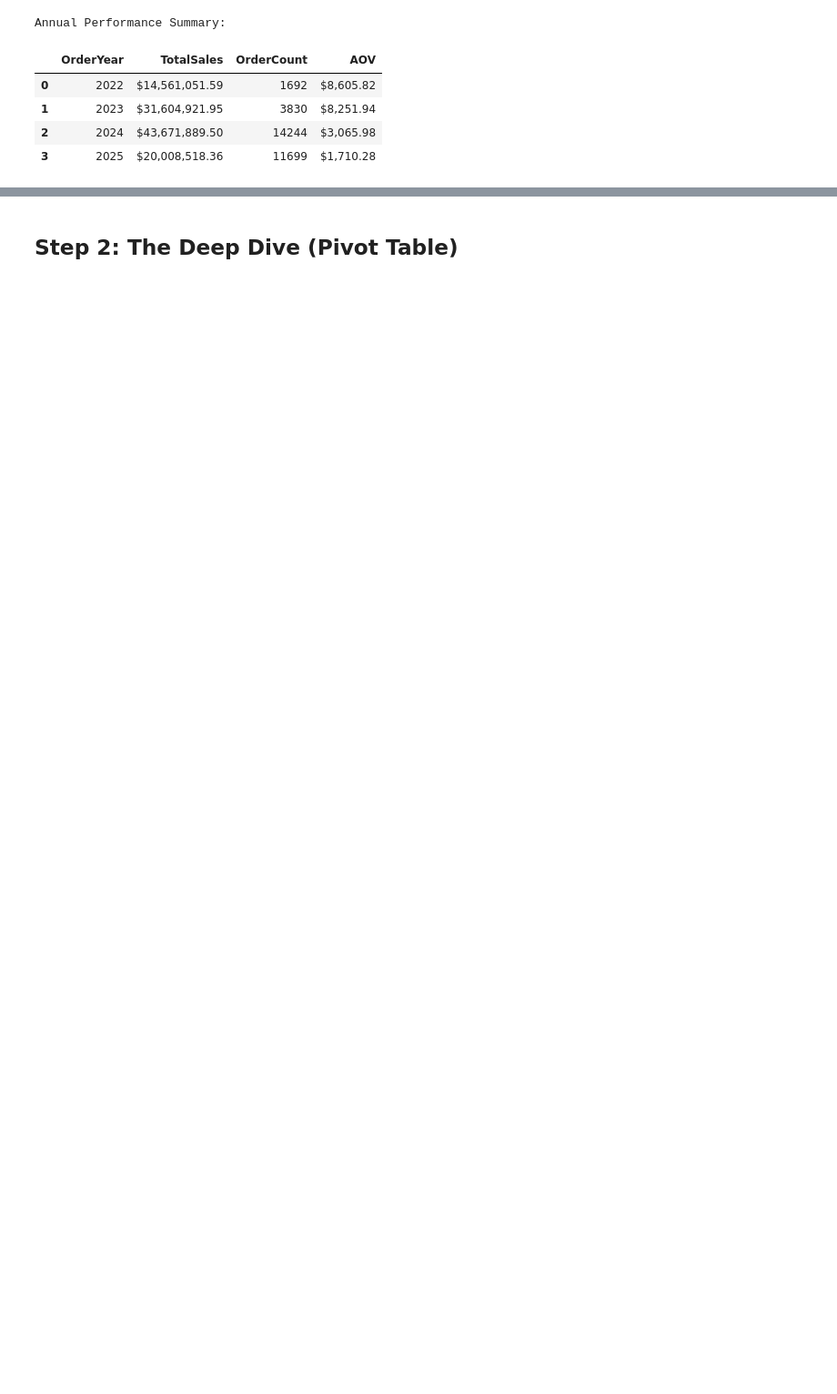
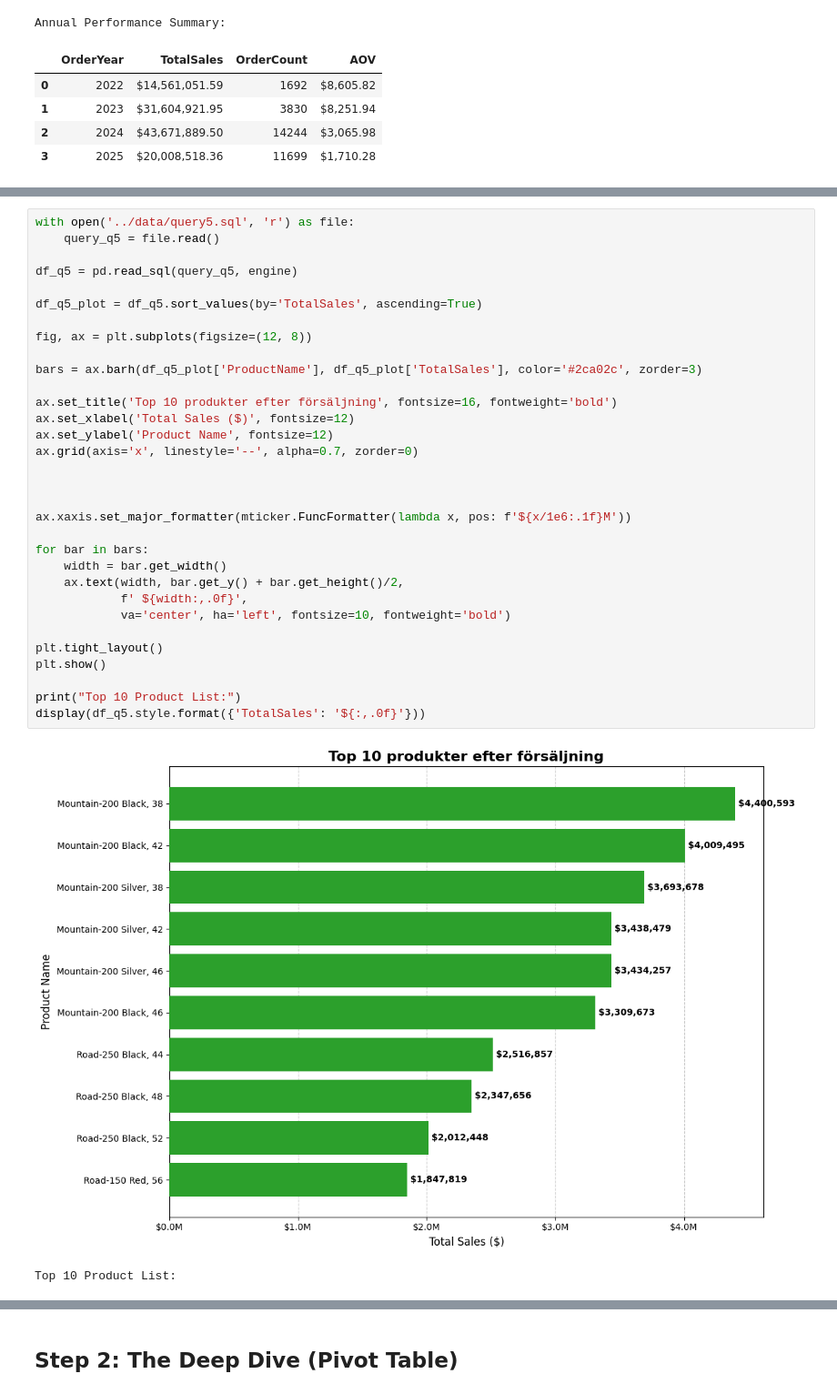
Before and after one commit to smkmrr/adventureworks-analysis, a Jupyter notebook: notebooks/analys.ipynb, the cells around one changed output, grey strips where cells are left out. Shown at 91% size. Drawn from its saved outputs; the diff is of its cells as text; blank space fills up the shorter version.

Commit message:
Completed the refinement of the visuals & implemented insights for each visual.

```diff
--- a/notebooks/analys.ipynb
+++ b/notebooks/analys.ipynb
@@ -371,0 +307,35 @@ Insight Requirements:
+# %%
+with open('../data/query5.sql', 'r') as file:
+    query_q5 = file.read()
+
+df_q5 = pd.read_sql(query_q5, engine)
+
+df_q5_plot = df_q5.sort_values(by='TotalSales', ascending=True)
+
+fig, ax = plt.subplots(figsize=(12, 8))
+
+bars = ax.barh(df_q5_plot['ProductName'], df_q5_plot['TotalSales'], color='#2ca02c', zorder=3)
+
+ax.set_title('Top 10 produkter efter försäljning', fontsize=16, fontweight='bold')
+ax.set_xlabel('Total Sales ($)', fontsize=12)
+ax.set_ylabel('Product Name', fontsize=12)
+ax.grid(axis='x', linestyle='--', alpha=0.7, zorder=0)
+
+
+
+ax.xaxis.set_major_formatter(mticker.FuncFormatter(lambda x, pos: f'${x/1e6:.1f}M'))
+
+for bar in bars:
+    width = bar.get_width()
+    ax.text(width, bar.get_y() + bar.get_height()/2,
+            f' ${width:,.0f}',
+            va='center', ha='left', fontsize=10, fontweight='bold')
+
+plt.tight_layout()
+plt.show()
+
+print("Top 10 Product List:")
+display(df_q5.style.format({'TotalSales': '${:,.0f}'}))
+# %% [output]
+[figure, added]
+Top 10 Product List:
```
Also changed, not shown: parts of 31 cells of this notebook.
